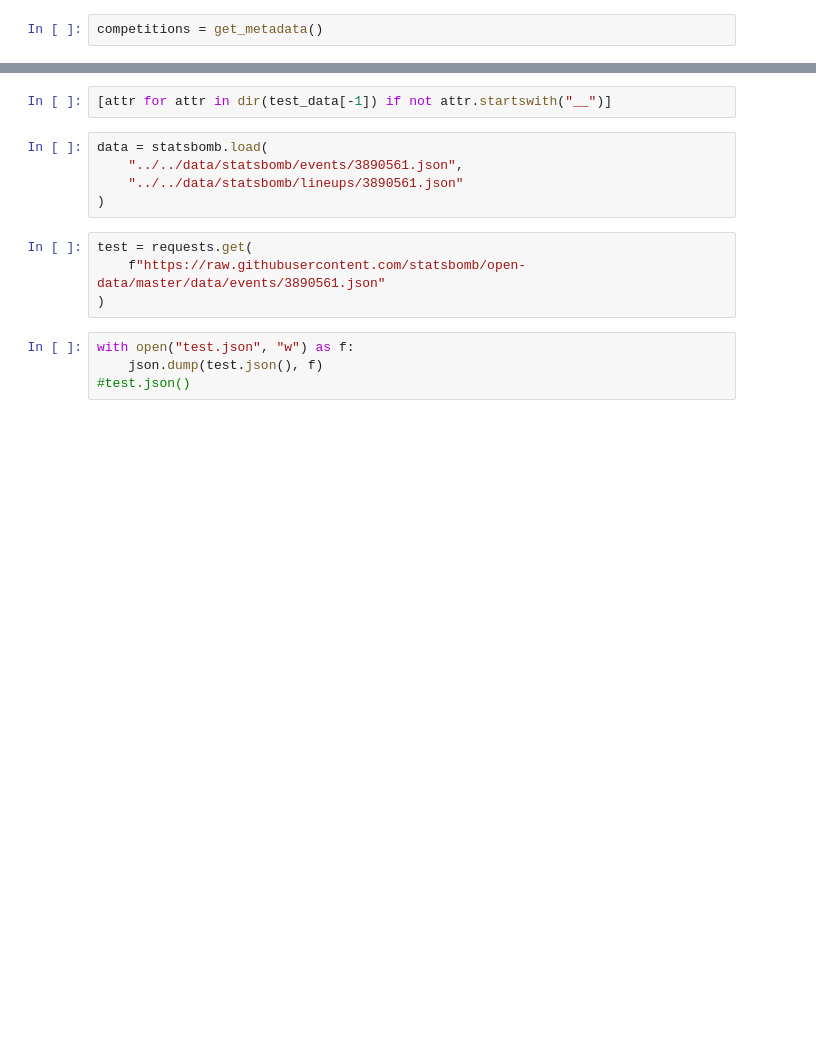
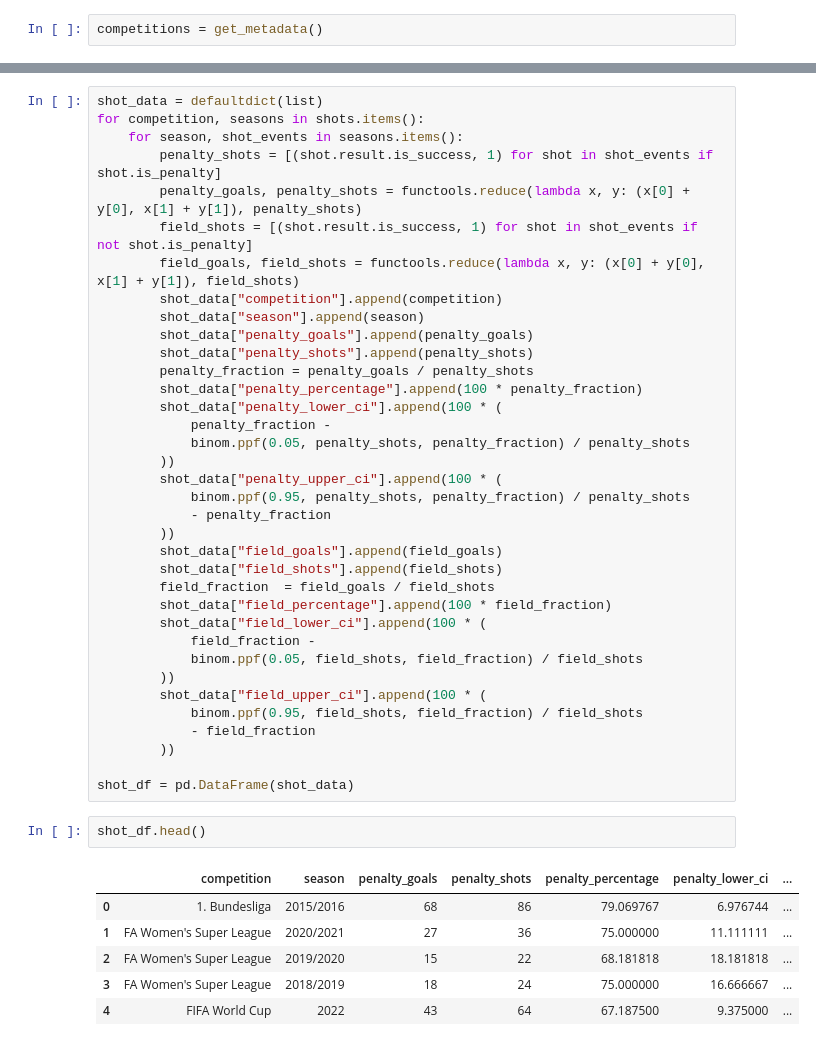
Before and after one commit to AndrewRook/soccer_analytics, a Jupyter notebook: analysis_notebooks/xg/baseline.ipynb, the cells around one changed output, grey strips where cells are left out. Saved outputs shown, nothing was run; the diff lists cells and outputs as text; blank space fills up the shorter version.

Commit message:
basic scoring percentage working

```diff
--- a/analysis_notebooks/xg/baseline.ipynb
+++ b/analysis_notebooks/xg/baseline.ipynb
@@ -95,15 +113,45 @@ dataset = statsbomb.load_open_data(
-# %%
-[attr for attr in dir(test_data[-1]) if not attr.startswith("__")]
-# %%
-data = statsbomb.load(
-    "../../data/statsbomb/events/3890561.json",
-    "../../data/statsbomb/lineups/3890561.json"
-)
-# %%
-test = requests.get(
-    f"https://raw.githubusercontent.com/statsbomb/open-data/master/data/events/3890561.json"
-)
-# %%
-with open("test.json", "w") as f:
-    json.dump(test.json(), f)
-#test.json()
+# %%
+shot_data = defaultdict(list)
+for competition, seasons in shots.items():
+    for season, shot_events in seasons.items():
+        penalty_shots = [(shot.result.is_success, 1) for shot in shot_events if shot.is_penalty]
+        penalty_goals, penalty_shots = functools.reduce(lambda x, y: (x[0] + y[0], x[1] + y[1]), penalty_shots)
+        field_shots = [(shot.result.is_success, 1) for shot in shot_events if not shot.is_penalty]
+        field_goals, field_shots = functools.reduce(lambda x, y: (x[0] + y[0], x[1] + y[1]), field_shots)
+        shot_data["competition"].append(competition)
+        shot_data["season"].append(season)
+        shot_data["penalty_goals"].append(penalty_goals)
+        shot_data["penalty_shots"].append(penalty_shots)
+        penalty_fraction = penalty_goals / penalty_shots
+        shot_data["penalty_percentage"].append(100 * penalty_fraction)
+        shot_data["penalty_lower_ci"].append(100 * (
+            penalty_fraction -
+            binom.ppf(0.05, penalty_shots, penalty_fraction) / penalty_shots
+        ))
+        shot_data["penalty_upper_ci"].append(100 * (
+            binom.ppf(0.95, penalty_shots, penalty_fraction) / penalty_shots
+            - penalty_fraction
+        ))
+        shot_data["field_goals"].append(field_goals)
+        shot_data["field_shots"].append(field_shots)
+        field_fraction  = field_goals / field_shots
+        shot_data["field_percentage"].append(100 * field_fraction)
+        shot_data["field_lower_ci"].append(100 * (
+            field_fraction -
+            binom.ppf(0.05, field_shots, field_fraction) / field_shots
+        ))
+        shot_data["field_upper_ci"].append(100 * (
+            binom.ppf(0.95, field_shots, field_fraction) / field_shots
+            - field_fraction
+        ))
+
+shot_df = pd.DataFrame(shot_data)
+# %%
+shot_df.head()
+# %% [output]
+|  | competition | season | penalty_goals | penalty_shots | penalty_percentage | penalty_lower_ci | ... |
+| 0 | 1. Bundesliga | 2015/2016 | 68 | 86 | 79.069767 | 6.976744 | ... |
+| 1 | FA Women's Super League | 2020/2021 | 27 | 36 | 75.000000 | 11.111111 | ... |
+| 2 | FA Women's Super League | 2019/2020 | 15 | 22 | 68.181818 | 18.181818 | ... |
+| 3 | FA Women's Super League | 2018/2019 | 18 | 24 | 75.000000 | 16.666667 | ... |
+| 4 | FIFA World Cup | 2022 | 43 | 64 | 67.187500 | 9.375000 | ... |
```
Also changed, not shown: parts of 10 cells of this notebook.
